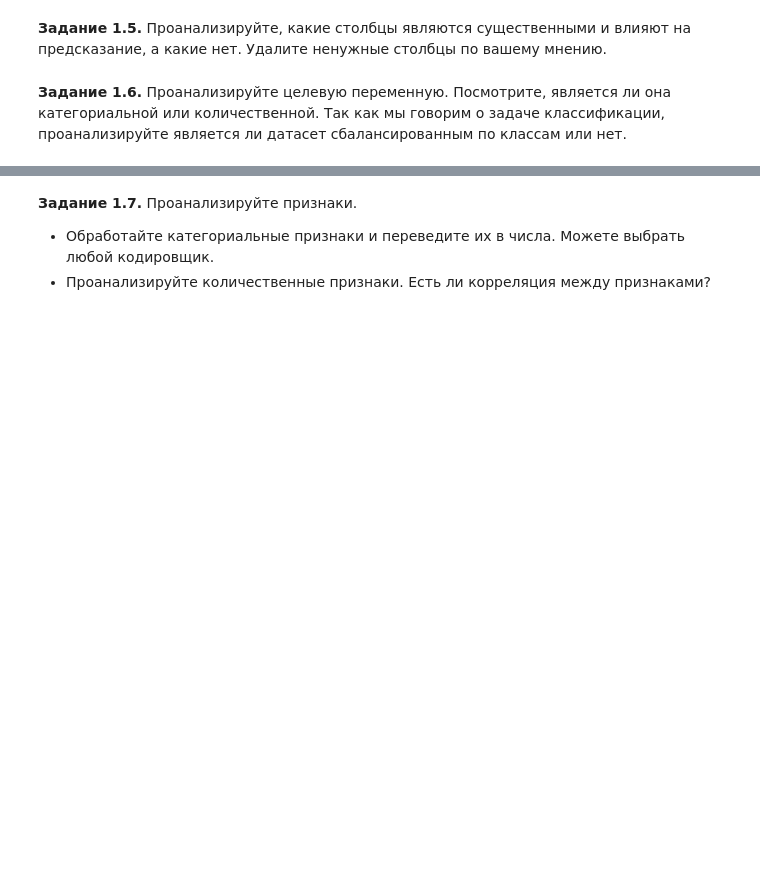
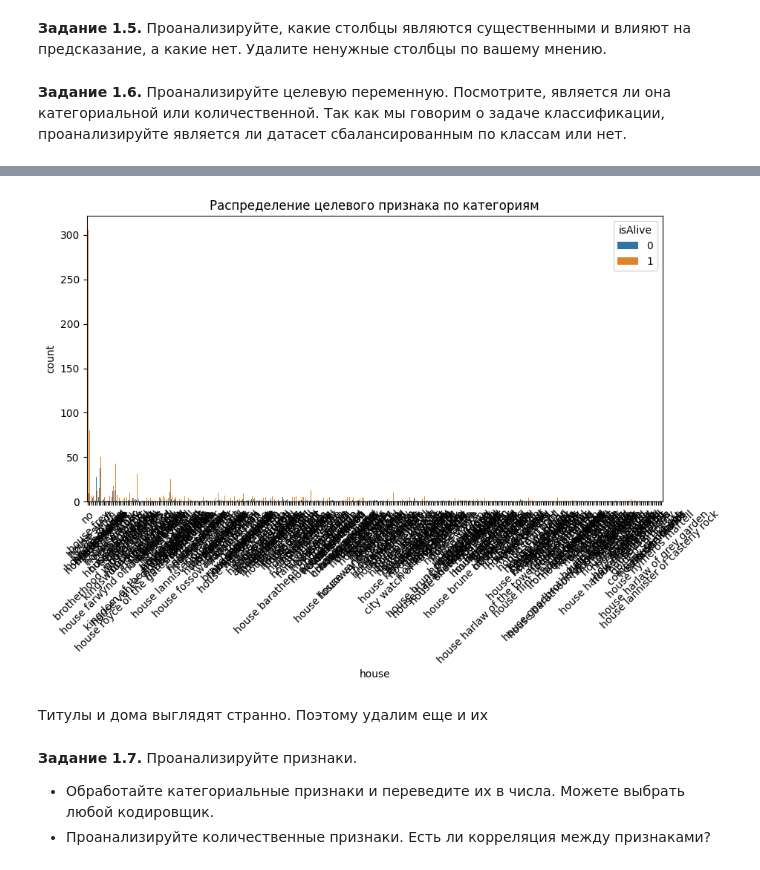
Before and after one commit to zyf2021/DL_materials, a Jupyter notebook: Копия_блокнота_"[homework_4_2_]game_of_thrones_prediction_ipynb".ipynb, the cells around one changed output, grey strips where cells are left out. Cells and saved outputs as stored; diff of their text form; code cells hidden in the pictures; blank space fills up the shorter version.

```diff
--- a/Копия_блокнота_"[homework_4_2_]game_of_thrones_prediction_ipynb".ipynb
+++ b/Копия_блокнота_"[homework_4_2_]game_of_thrones_prediction_ipynb".ipynb
@@ -149,0 +351,10 @@ data.drop(columns=[...], inplace = True)
+# %%
+plt.figure(figsize=(10, 5))
+sns.countplot(x='house', hue='isAlive', data=data_train)
+plt.title("Распределение целевого признака по категориям")
+plt.xticks(rotation=45)
+plt.show()
+# %% [output]
+[figure, added]
+# %% [markdown]
+Титулы и дома выглядят странно. Поэтому удалим еще и их
```
Also changed, not shown: parts of 37 cells of this notebook.
